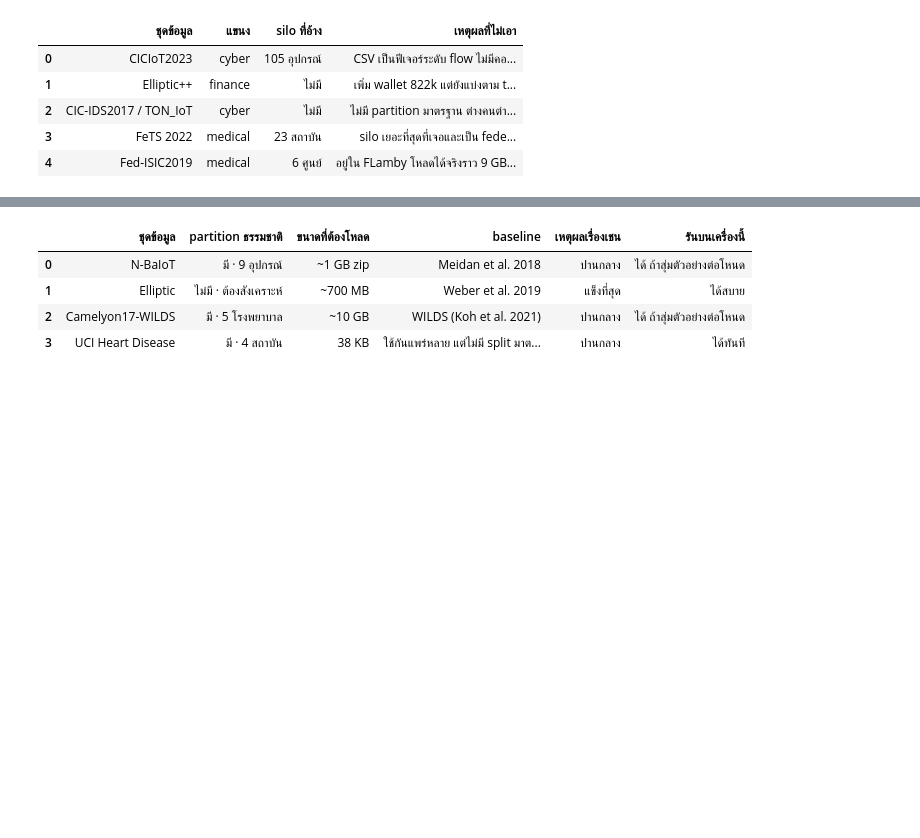
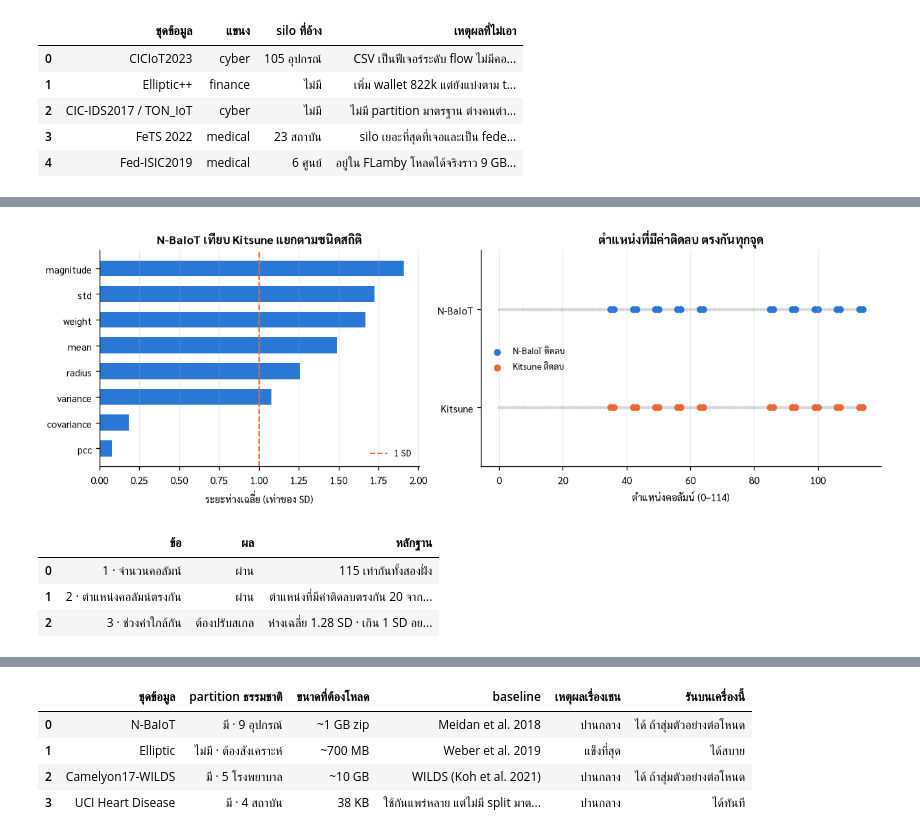
Before and after one commit to farlos3/Blockchain-Based-Swarm-Learning, a Jupyter notebook: poc/Finding Dataset/Explore.ipynb, the cells around one changed output, grey strips where cells are left out. Drawn from its saved outputs; the diff is of its cells as text; code cells hidden in the pictures; blank space fills up the shorter version.

```diff
--- a/poc/Finding Dataset/Explore.ipynb
+++ b/poc/Finding Dataset/Explore.ipynb
@@ -1072,0 +1263,16 @@ rejected
+# %%
+a, b = nbaiot.to_numpy(dtype=float), kitsune.to_numpy(dtype=float)
+mu_a, mu_b = a.mean(axis=0), b.mean(axis=0)
+sd_pooled = np.sqrt((a.var(axis=0) + b.var(axis=0)) / 2)
+sd_pooled[sd_pooled == 0] = np.nan
+shift = np.abs(mu_a - mu_b) / sd_pooled
+
+shift_by_stat = pd.Series(
+    {stat: float(np.nanmean(shift[idx])) for stat, idx in sorted(groups.items())}
+).sort_values(ascending=False)
+
+print(f"ระยะห่างเฉลี่ยทุกคอลัมน์: {np.nanmean(shift):.3f} SD")
+print(f"คอลัมน์ที่ห่างเกิน 1 SD: {int((shift > 1).sum())} จาก {len(shift)}")
+print()
+print("แยกตามชนิดสถิติ (SD):")
+print(shift_by_stat.round(3).to_string())
@@ -1072,0 +1292,44 @@ rejected
+# %%
+fig, (ax1, ax2) = plt.subplots(1, 2, figsize=(11, 3.8), gridspec_kw={"width_ratios": [1, 1.25]})
+
+ax1.barh(shift_by_stat.index[::-1], shift_by_stat.to_numpy()[::-1], color=C["blue"], height=0.62)
+ax1.axvline(1.0, color=C["orange"], linestyle="--", linewidth=1.3, label="1 SD")
+ax1.set_xlabel("ระยะห่างเฉลี่ย (เท่าของ SD)")
+ax1.set_title("N-BaIoT เทียบ Kitsune แยกตามชนิดสถิติ")
+ax1.legend(frameon=False, fontsize=8)
+ax1.grid(axis="y", visible=False)
+
+# หลักฐานของข้อ 2: ตำแหน่งที่มีค่าติดลบของทั้งสองชุดวางทับกันพอดี
+idx = np.arange(nbaiot.shape[1])
+ax2.scatter(idx, [1] * len(idx), s=6, color=C["grey"], alpha=0.25)
+ax2.scatter(sorted(nb_neg), [1] * len(nb_neg), s=30, color=C["blue"], label="N-BaIoT ติดลบ")
+ax2.scatter(idx, [0] * len(idx), s=6, color=C["grey"], alpha=0.25)
+ax2.scatter(sorted(kit_neg), [0] * len(kit_neg), s=30, color=C["orange"], label="Kitsune ติดลบ")
+ax2.set_yticks([0, 1], ["Kitsune", "N-BaIoT"])
+ax2.set_ylim(-0.6, 1.6)
+ax2.set_xlabel("ตำแหน่งคอลัมน์ (0–114)")
+ax2.set_title("ตำแหน่งที่มีค่าติดลบ ตรงกันทุกจุด")
+ax2.legend(frameon=False, fontsize=8, loc="center left")
+ax2.grid(axis="y", visible=False)
+
+plt.tight_layout()
+plt.show()
+# %% [output]
+[figure, added]
+# %%
+verdict = pd.DataFrame([
+    {"ข้อ": "1 · จำนวนคอลัมน์", "ผล": "ผ่าน" if test1 else "ไม่ผ่าน",
+     "หลักฐาน": f"{nbaiot.shape[1]} เท่ากันทั้งสองฝั่ง"},
+    {"ข้อ": "2 · ตำแหน่งคอลัมน์ตรงกัน", "ผล": "ผ่าน" if test2 else "ไม่ผ่าน",
+     "หลักฐาน": f"ตำแหน่งที่มีค่าติดลบตรงกัน {len(nb_neg & kit_neg)} จาก {len(nb_neg | kit_neg)} "
+                f"({overlap:.0%}) และเป็นคอลัมน์ covariance กับ pcc พอดีตามชื่อใน N-BaIoT"},
+    {"ข้อ": "3 · ช่วงค่าใกล้กัน",
+     "ผล": "ต้องปรับสเกล" if np.nanmean(shift) > 0.5 else "ผ่าน",
+     "หลักฐาน": f"ห่างเฉลี่ย {np.nanmean(shift):.2f} SD · เกิน 1 SD อยู่ {int((shift > 1).sum())} คอลัมน์"},
+])
+verdict
+# %% [output]
+|  | ข้อ | ผล | หลักฐาน |
+| 0 | 1 · จำนวนคอลัมน์ | ผ่าน | 115 เท่ากันทั้งสองฝั่ง |
+| 1 | 2 · ตำแหน่งคอลัมน์ตรงกัน | ผ่าน | ตำแหน่งที่มีค่าติดลบตรงกัน 20 จาก... |
+| 2 | 3 · ช่วงค่าใกล้กัน | ต้องปรับสเกล | ห่างเฉลี่ย 1.28 SD · เกิน 1 SD อย... |
```
Also changed, not shown: parts of 13 cells of this notebook.
